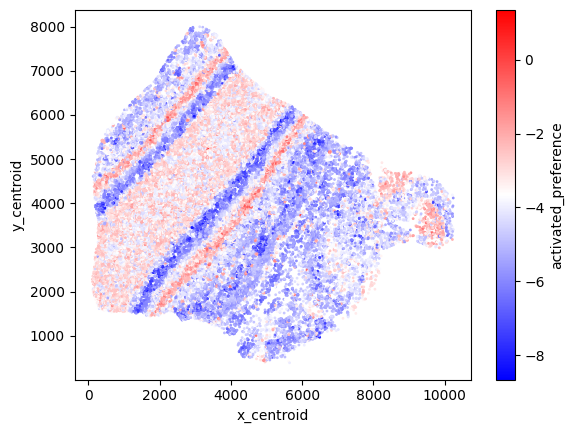
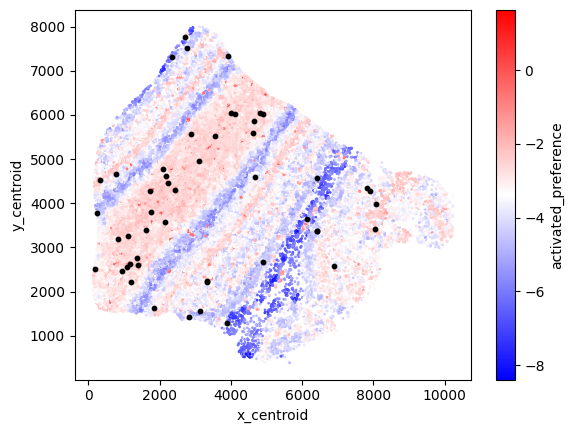
Code edit (unified diff) that turned the first committed figure into the second:
--- before
+++ after
@@ -13,5 +13,5 @@
 )
 
-adata[adata.obs["cell_leiden"].eq("2") & adata[:, "GPNMB"].X[:, 0] > 2].obs.query("folder==@folder").plot.scatter(
+adata[(adata[:, "GPNMB"].X[:, 0] > 2) & adata.obs["cell_type"].eq("Microglia-PVM")].obs.query("folder==@folder").plot.scatter(
     x="x_centroid",
     y="y_centroid",

Commit: Added batch correction, changed a bit of the wording.